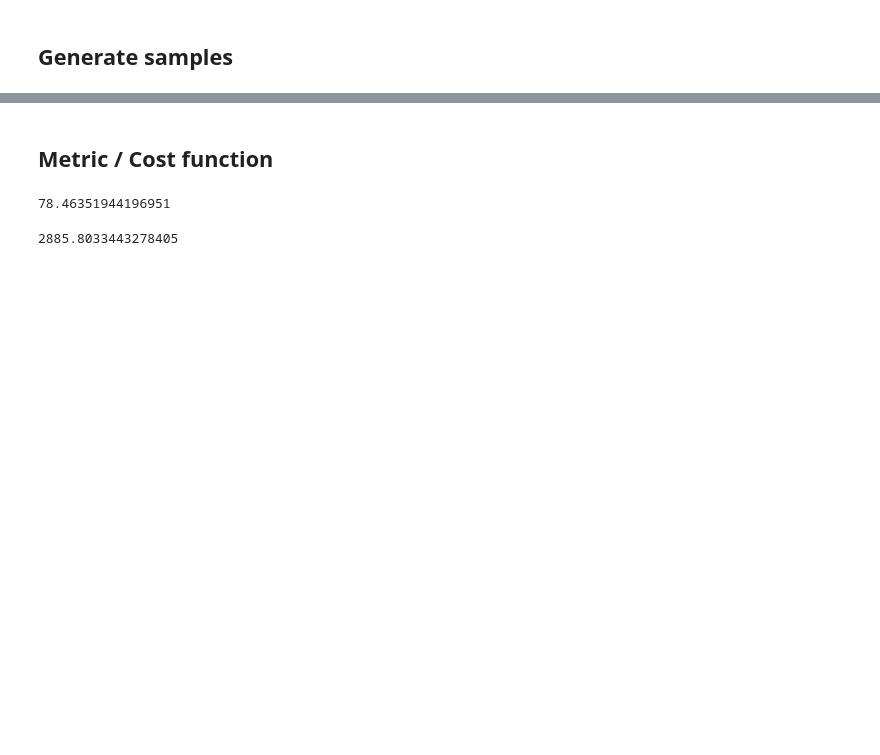
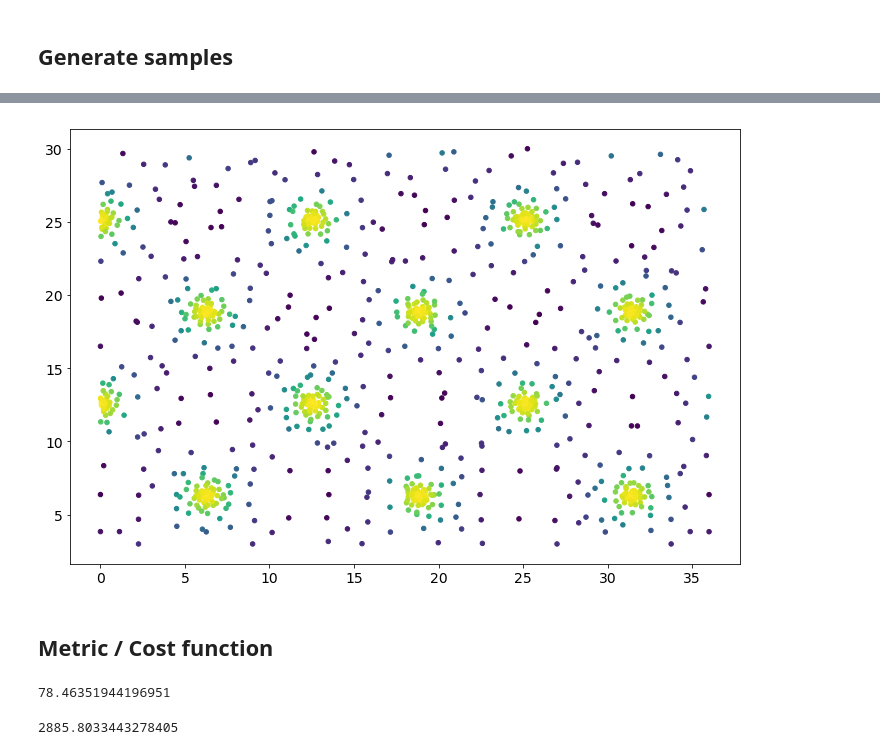
Before and after one commit to philippeller/space_partitioning, a Jupyter notebook: space_partitioning.ipynb, the cells around one changed output, grey strips where cells are left out. Cells and saved outputs as stored; diff of their text form; code cells hidden in the pictures; blank space fills up the shorter version.

```diff
--- a/space_partitioning.ipynb
+++ b/space_partitioning.ipynb
@@ -100,0 +113,25 @@ plt.scatter(x[0],x[1],c=z, s=20)
+# %%
+x = []
+z = []
+
+
+def func(point, grad):
+    z.append(fun(point))
+    x.append(list(point))
+    return -z[-1]
+
+
+#opt = nlopt.opt(nlopt.GD_STOGO, bounds.shape[0])
+#opt = nlopt.opt(nlopt.GN_CRS2_LM, bounds.shape[0])
+opt = nlopt.opt(nlopt.GN_AGS, bounds.shape[0]) # nice eggbox & ring
+#opt = nlopt.opt(nlopt.GN_ISRES, bounds.shape[0])
+#opt = nlopt.opt(nlopt.GN_ESCH, bounds.shape[0])
+#opt = nlopt.opt(nlopt.GD_STOGO_RAND, bounds.shape[0])
+#opt = nlopt.opt(nlopt.GN_DIRECT, bounds.shape[0])
+#opt = nlopt.opt(nlopt.GN_DIRECT_L_RAND, bounds.shape[0])
+
+opt.set_ftol_abs(0.00000001)
+opt.set_lower_bounds(bounds[:,0])
+opt.set_upper_bounds(bounds[:,1])
+opt.set_min_objective(func)
+opt.set_maxeval(1000)
@@ -100,0 +142,7 @@ plt.scatter(x[0],x[1],c=z, s=20)
+# %%
+x = np.array(x).T
+z = np.array(z)
+plt.scatter(x[0],x[1],c=z, s=20)
+plt.savefig('optimizer_explore.png')
+# %% [output]
+[figure, added]
```
Also changed, not shown: parts of 19 cells of this notebook, 3 other files.
